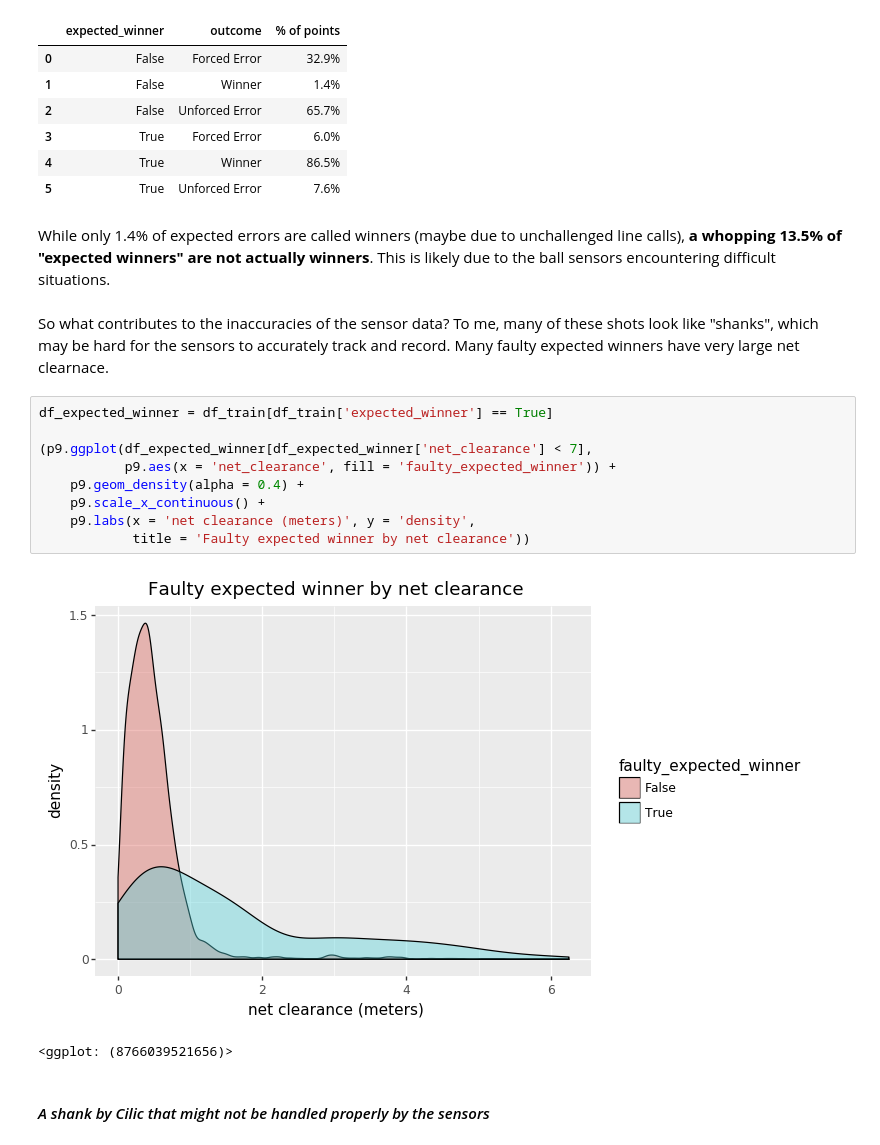
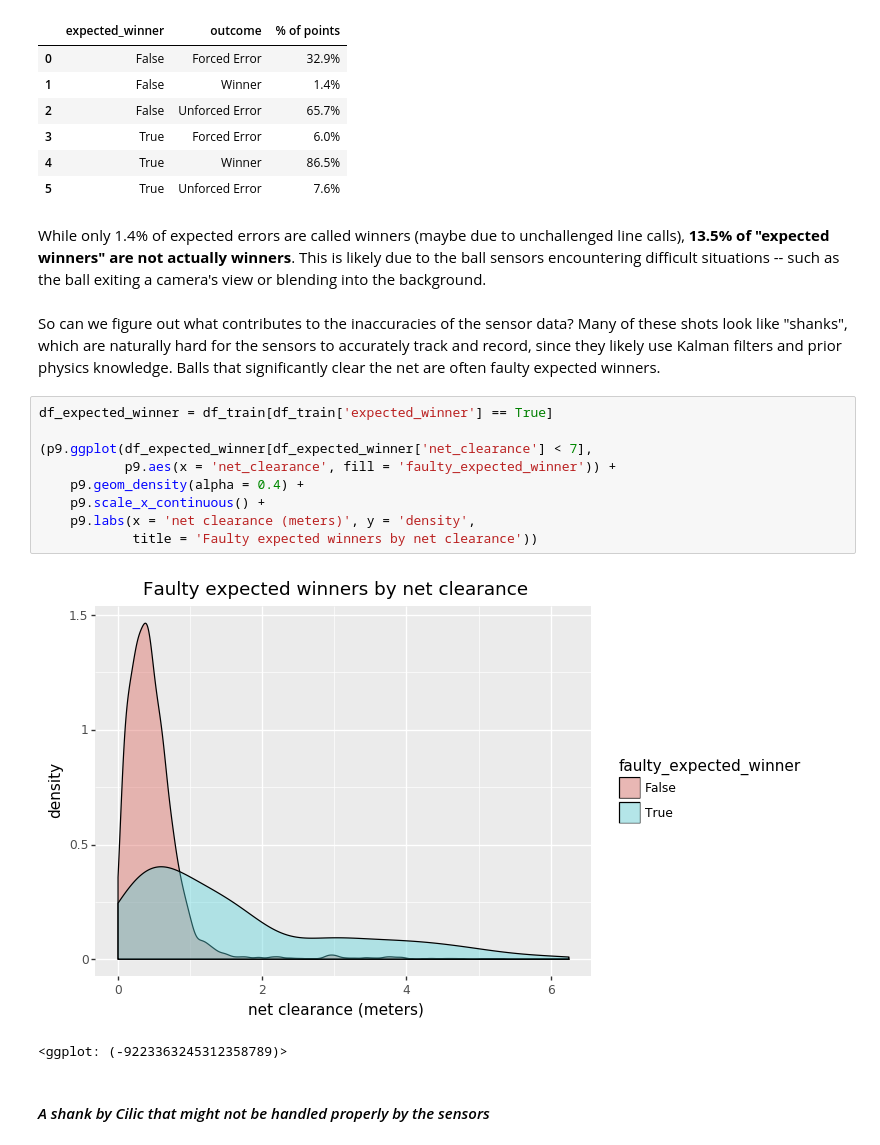
Before and after one commit to patrick-miller/ao_tennis_outcomes, a Jupyter notebook: blog_exploration.ipynb, the cells around one changed output. Saved outputs shown, nothing was run; the diff lists cells and outputs as text.

```diff
--- a/blog_exploration.ipynb
+++ b/blog_exploration.ipynb
@@ -170,21 +168,21 @@ df_train_counts = df_train.groupby(['expected_winner', 'outcome'])['rally'].coun
 | 4 | True | Winner | 86.5% |
 | 5 | True | Unforced Error | 7.6% |
 # %% [markdown]
-While only 1.4% of expected errors are called winners (maybe due to unchallenged line calls), <b>a whopping 13.5% of "expected winners" are not actually winners</b>. This is likely due to the ball sensors encountering difficult situations.
+While only 1.4% of expected errors are called winners (maybe due to unchallenged line calls), <b>13.5% of "expected winners" are not actually winners</b>. This is likely due to the ball sensors encountering difficult situations -- such as the ball exiting a camera's view or blending into the background.
 # %% [markdown]
-So what contributes to the inaccuracies of the sensor data? To me, many of these shots look like "shanks", which may be hard for the sensors to accurately track and record. Many faulty expected winners have very large net clearnace.
+So can we figure out what contributes to the inaccuracies of the sensor data? Many of these shots look like "shanks", which are naturally hard for the sensors to accurately track and record, since they likely use Kalman filters and prior physics knowledge. Balls that significantly clear the net are often faulty expected winners.
 # %%
 df_expected_winner = df_train[df_train['expected_winner'] == True]
 
 (p9.ggplot(df_expected_winner[df_expected_winner['net_clearance'] < 7],
            p9.aes(x = 'net_clearance', fill = 'faulty_expected_winner')) +
     p9.geom_density(alpha = 0.4) +
     p9.scale_x_continuous() +
     p9.labs(x = 'net clearance (meters)', y = 'density',
-            title = 'Faulty expected winner by net clearance'))
+            title = 'Faulty expected winners by net clearance'))
 # %% [output]
-[figure, old version]
+[figure, new version]
-<ggplot: (8766039521656)>
+<ggplot: (-9223363245312358789)>
 # %% [markdown]
 #### _A shank by Cilic that might not be handled properly by the sensors_
 # %% [markdown]
```
Also changed, not shown: parts of 26 cells of this notebook.
